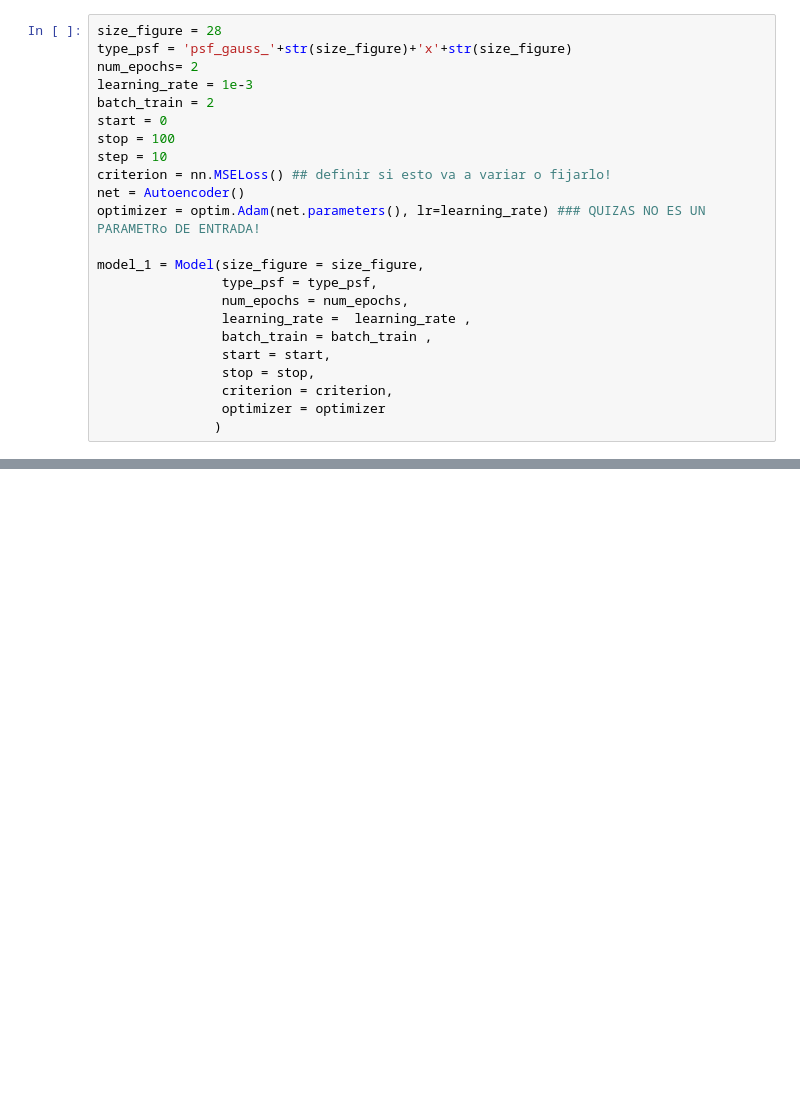
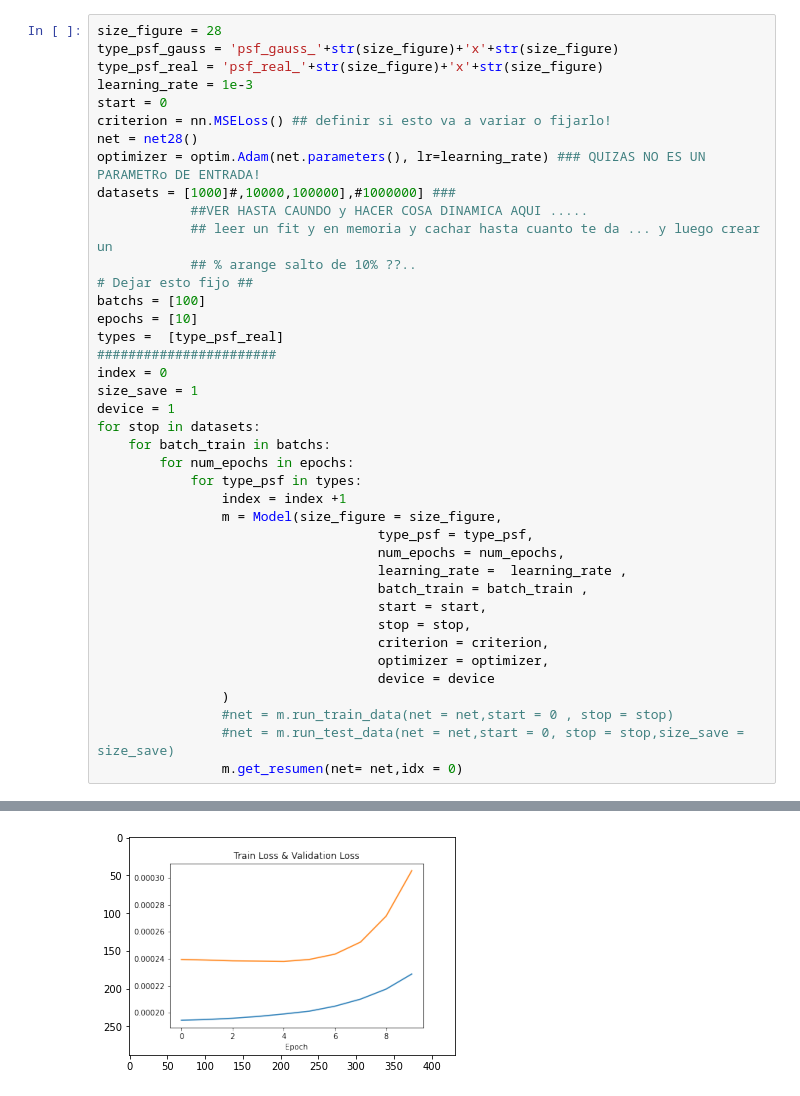
Before and after one commit to nicolasalarconl/scrips, a Jupyter notebook: script-simulated-images-interferometry/models.ipynb, the cells around one changed output, grey strips where cells are left out. Cells and saved outputs as stored; diff of their text form; blank space fills up the shorter version.

```diff
--- a/script-simulated-images-interferometry/models.ipynb
+++ b/script-simulated-images-interferometry/models.ipynb
@@ -7,23 +75,41 @@ from simulator import Simulator
 # %%
 size_figure = 28
-type_psf = 'psf_gauss_'+str(size_figure)+'x'+str(size_figure)
-num_epochs= 2
+type_psf_gauss = 'psf_gauss_'+str(size_figure)+'x'+str(size_figure)
+type_psf_real = 'psf_real_'+str(size_figure)+'x'+str(size_figure)
 learning_rate = 1e-3
-batch_train = 2
 start = 0
-stop = 100
-step = 10
 criterion = nn.MSELoss() ## definir si esto va a variar o fijarlo!
-net = Autoencoder()
+net = net28()
 optimizer = optim.Adam(net.parameters(), lr=learning_rate) ### QUIZAS NO ES UN PARAMETRo DE ENTRADA!
-
-model_1 = Model(size_figure = size_figure,
-                type_psf = type_psf,
-                num_epochs = num_epochs,
-                learning_rate =  learning_rate ,
-                batch_train = batch_train ,
-                start = start,
-                stop = stop,
-                criterion = criterion,
-                optimizer = optimizer
-               )
+datasets = [1000]#,10000,100000],#1000000] ###
+            ##VER HASTA CAUNDO y HACER COSA DINAMICA AQUI .....
+            ## leer un fit y en memoria y cachar hasta cuanto te da ... y luego crear un
+            ## % arange salto de 10% ??..
+# Dejar esto fijo ##
+batchs = [100]
+epochs = [10]
+types =  [type_psf_real]
+#######################
+index = 0
+size_save = 1
+device = 1
+for stop in datasets:
+    for batch_train in batchs:
+        for num_epochs in epochs:
+            for type_psf in types:
+                index = index +1
+                m = Model(size_figure = size_figure,
+                                    type_psf = type_psf,
+                                    num_epochs = num_epochs,
+                                    learning_rate =  learning_rate ,
+                                    batch_train = batch_train ,
+                                    start = start,
+                                    stop = stop,
+                                    criterion = criterion,
+                                    optimizer = optimizer,
+                                    device = device
+                )
+                #net = m.run_train_data(net = net,start = 0 , stop = stop)
+                #net = m.run_test_data(net = net,start = 0, stop = stop,size_save = size_save)
+                m.get_resumen(net= net,idx = 0)
+# %% [output]
@@ -29,0 +136 @@ model_1 = Model(size_figure = size_figure,
+[figure, added]
```
Also changed, not shown: parts of 9 cells of this notebook, 27 other files.
